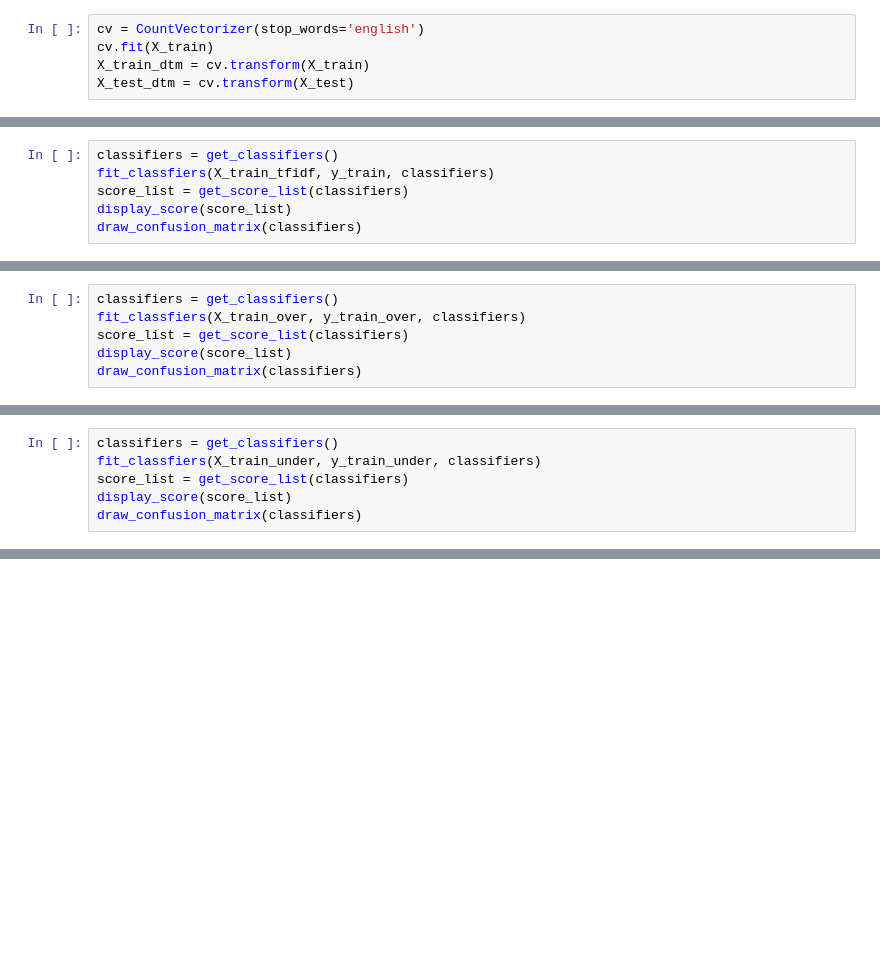
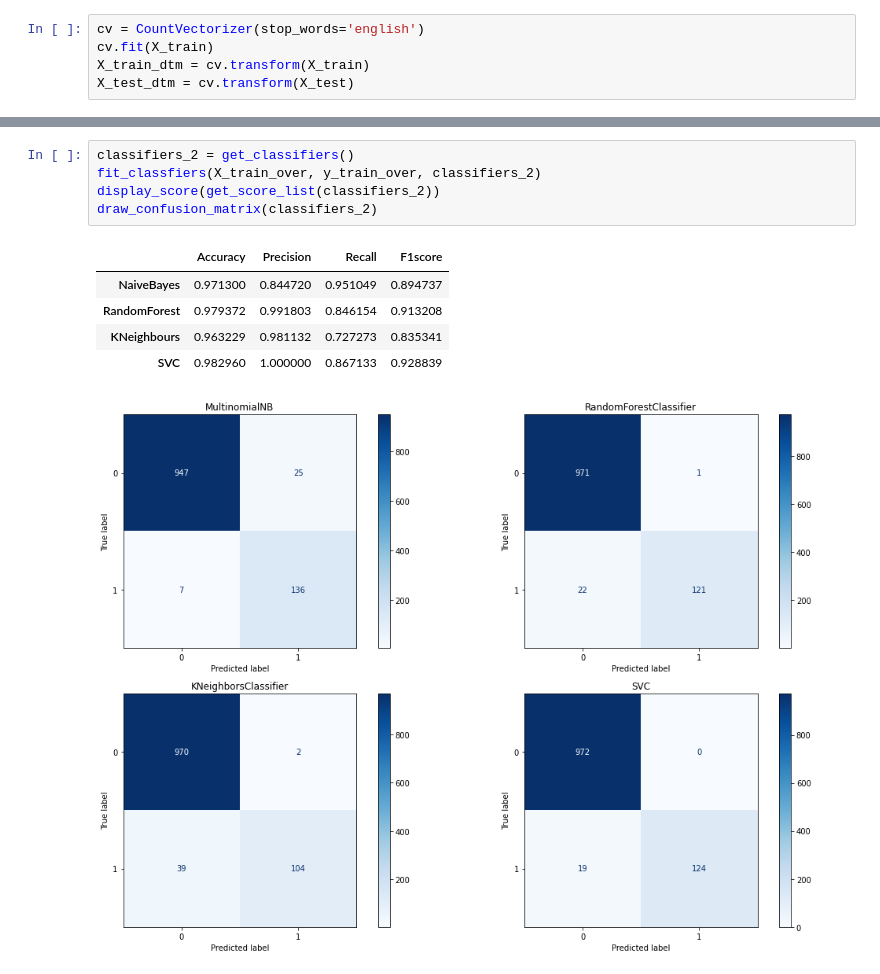
Before and after one commit to PIYoung/mtvs-ai, a Jupyter notebook: jupyters/SMS Spam Collection Dataset.ipynb, the cells around one changed output, grey strips where cells are left out. Saved outputs shown, nothing was run; the diff lists cells and outputs as text; blank space fills up the shorter version.

```diff
--- a/jupyters/SMS Spam Collection Dataset.ipynb
+++ b/jupyters/SMS Spam Collection Dataset.ipynb
@@ -430,6 +326,0 @@ def draw_confusion_matrix(classifiers):
-# %%
-classifiers = get_classifiers()
-fit_classfiers(X_train_tfidf, y_train, classifiers)
-score_list = get_score_list(classifiers)
-display_score(score_list)
-draw_confusion_matrix(classifiers)
@@ -443,6 +326,0 @@ draw_confusion_matrix(classifiers)
-# %%
-classifiers = get_classifiers()
-fit_classfiers(X_train_over, y_train_over, classifiers)
-score_list = get_score_list(classifiers)
-display_score(score_list)
-draw_confusion_matrix(classifiers)
@@ -456,6 +326,0 @@ draw_confusion_matrix(classifiers)
-# %%
-classifiers = get_classifiers()
-fit_classfiers(X_train_under, y_train_under, classifiers)
-score_list = get_score_list(classifiers)
-display_score(score_list)
-draw_confusion_matrix(classifiers)
@@ -468,0 +428,12 @@ draw_confusion_matrix(classifiers)
+# %%
+classifiers_2 = get_classifiers()
+fit_classfiers(X_train_over, y_train_over, classifiers_2)
+display_score(get_score_list(classifiers_2))
+draw_confusion_matrix(classifiers_2)
+# %% [output]
+|  | Accuracy | Precision | Recall | F1score |
+| NaiveBayes | 0.971300 | 0.844720 | 0.951049 | 0.894737 |
+| RandomForest | 0.979372 | 0.991803 | 0.846154 | 0.913208 |
+| KNeighbours | 0.963229 | 0.981132 | 0.727273 | 0.835341 |
+| SVC | 0.982960 | 1.000000 | 0.867133 | 0.928839 |
+[figure, added]
```
Also changed, not shown: parts of 19 cells of this notebook.
